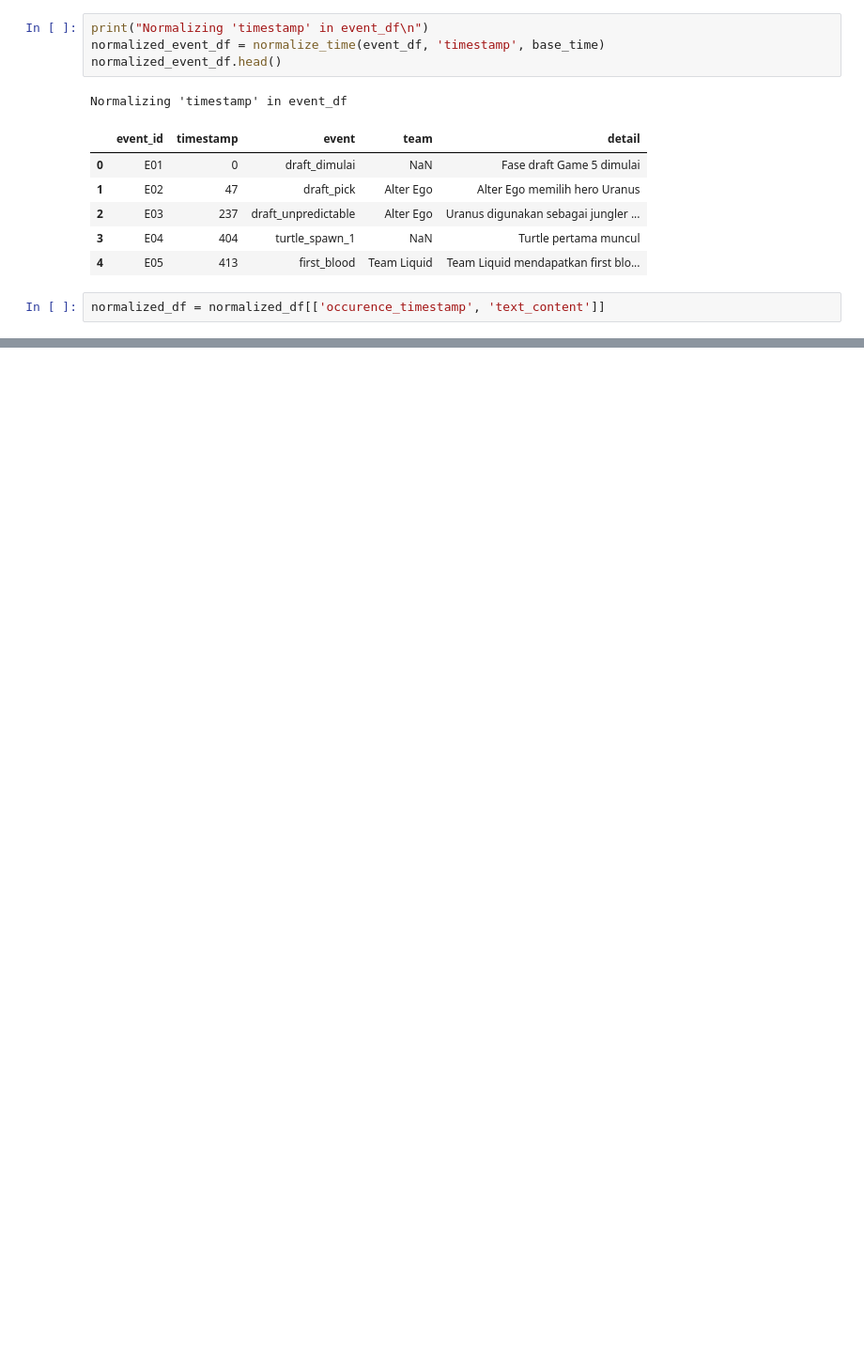
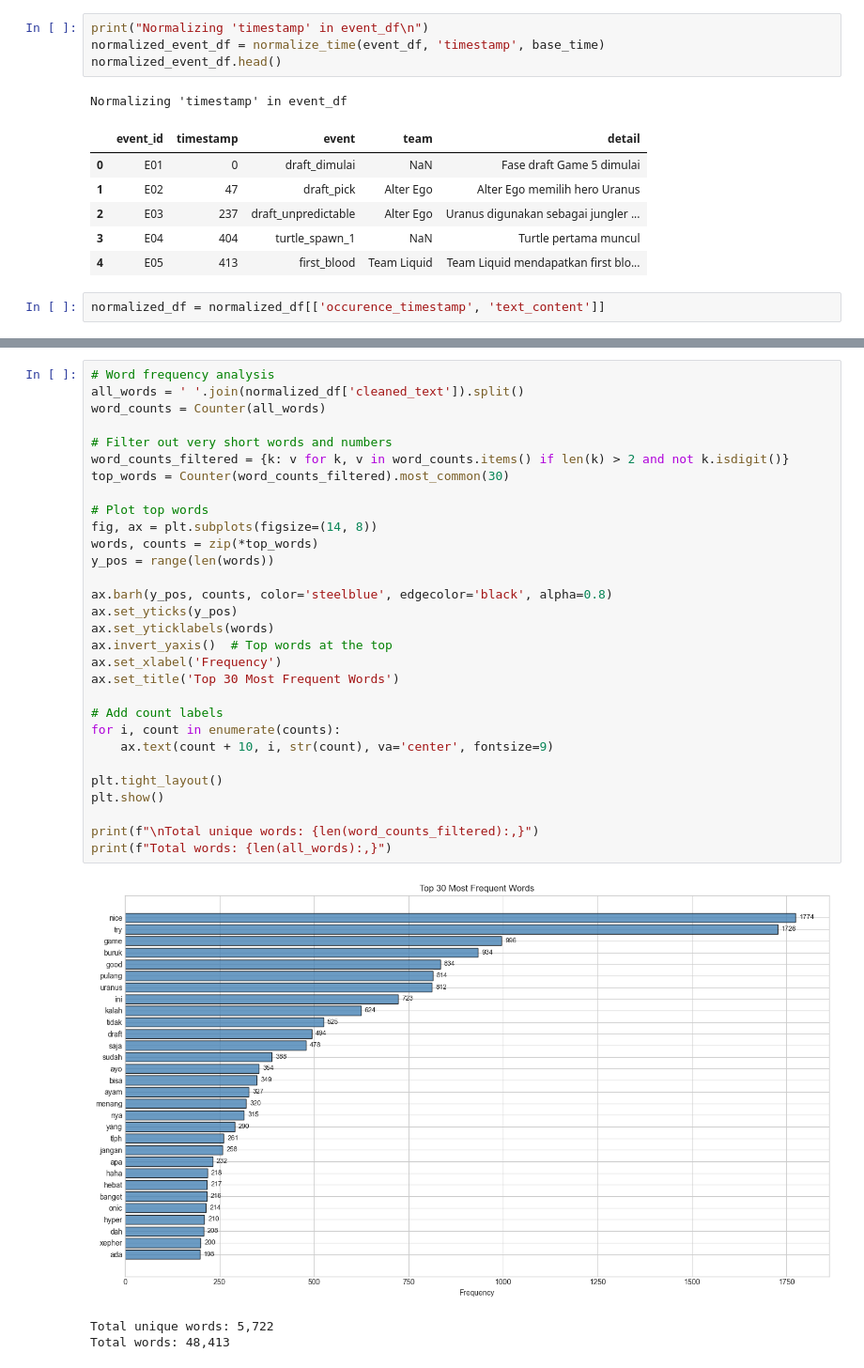
Before and after one commit to hafizardd/aetplh-game5-analysis, a Jupyter notebook: notebooks/sentiment.ipynb, the cells around one changed output, grey strips where cells are left out. Shown at 94% size. Saved outputs shown, nothing was run; the diff lists cells and outputs as text; blank space fills up the shorter version.

```diff
--- a/notebooks/sentiment.ipynb
+++ b/notebooks/sentiment.ipynb
@@ -222,0 +440,34 @@ E22        highlight_replay          minor           693
+# %%
+# Word frequency analysis
+all_words = ' '.join(normalized_df['cleaned_text']).split()
+word_counts = Counter(all_words)
+
+# Filter out very short words and numbers
+word_counts_filtered = {k: v for k, v in word_counts.items() if len(k) > 2 and not k.isdigit()}
+top_words = Counter(word_counts_filtered).most_common(30)
+
+# Plot top words
+fig, ax = plt.subplots(figsize=(14, 8))
+words, counts = zip(*top_words)
+y_pos = range(len(words))
+
+ax.barh(y_pos, counts, color='steelblue', edgecolor='black', alpha=0.8)
+ax.set_yticks(y_pos)
+ax.set_yticklabels(words)
+ax.invert_yaxis()  # Top words at the top
+ax.set_xlabel('Frequency')
+ax.set_title('Top 30 Most Frequent Words')
+
+# Add count labels
+for i, count in enumerate(counts):
+    ax.text(count + 10, i, str(count), va='center', fontsize=9)
+
+plt.tight_layout()
+plt.show()
+
+print(f"\nTotal unique words: {len(word_counts_filtered):,}")
+print(f"Total words: {len(all_words):,}")
+# %% [output]
+[figure, added]
+Total unique words: 5,722
+Total words: 48,413
```
Also changed, not shown: parts of 45 cells of this notebook, 4 other files.
